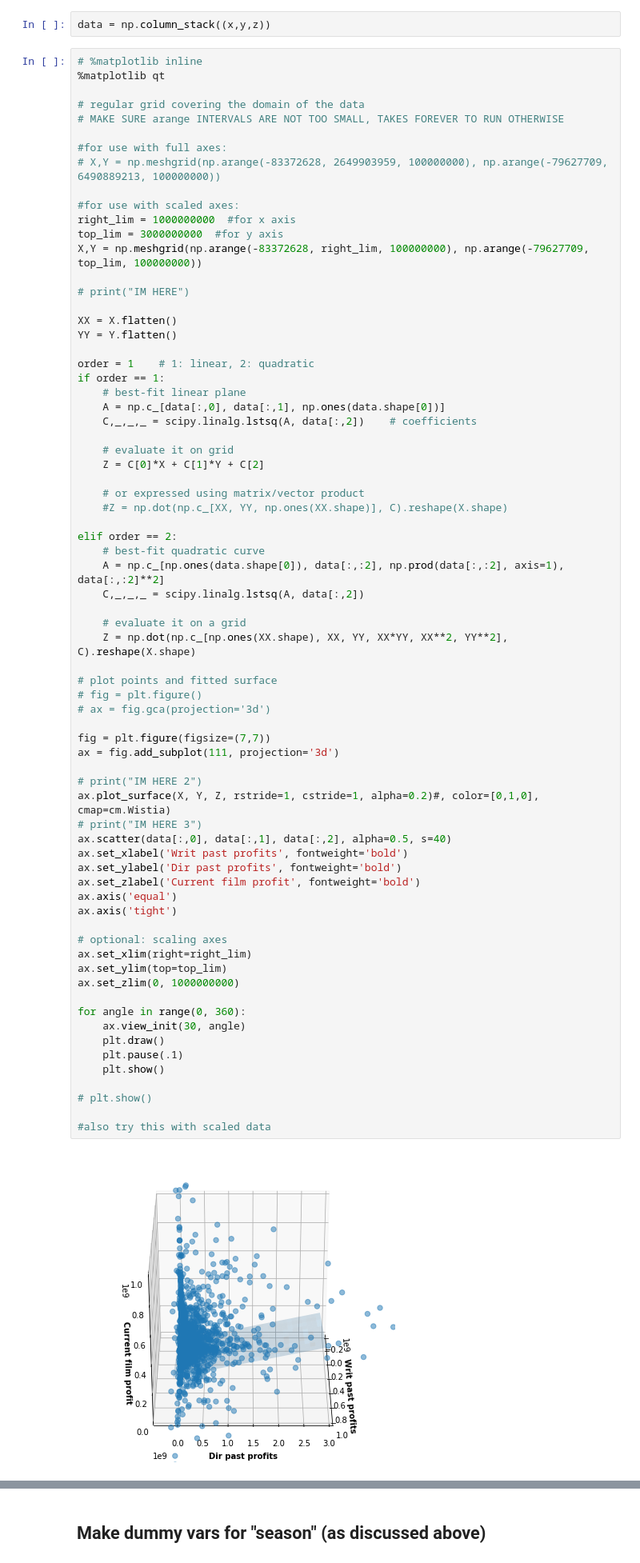
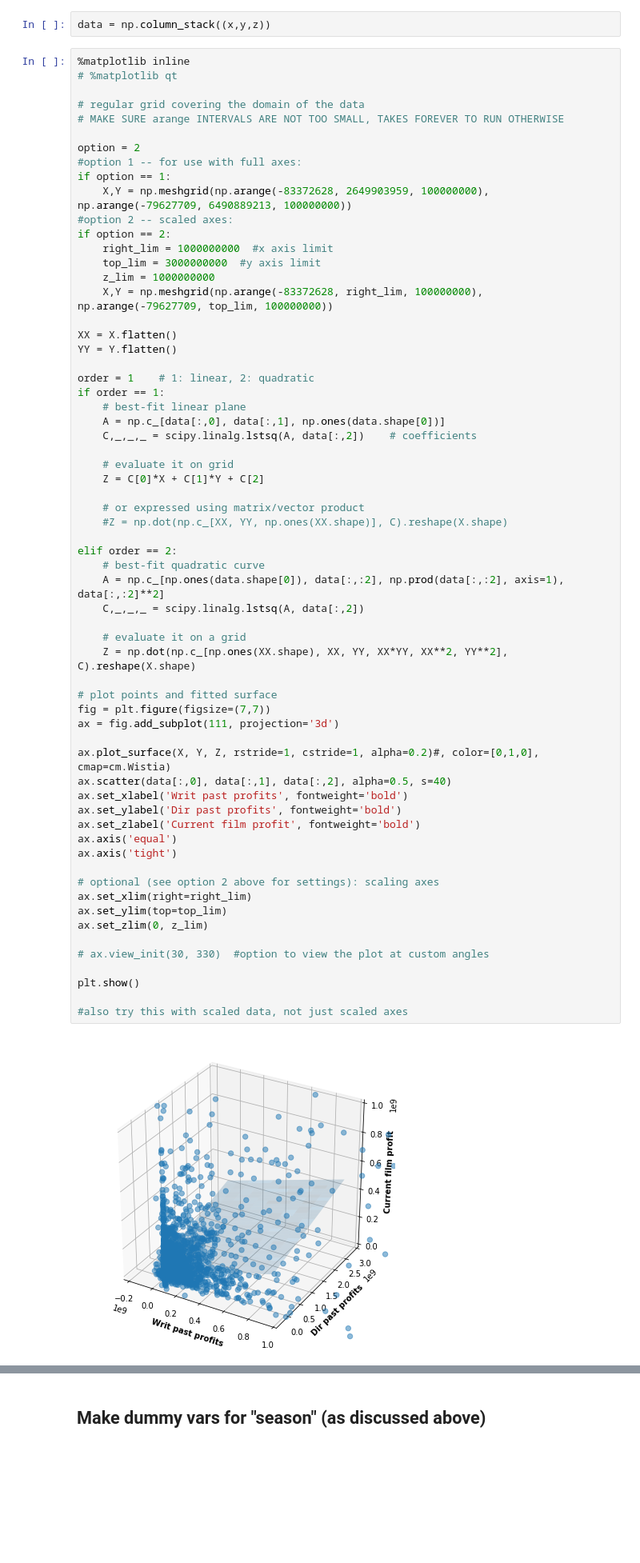
Before and after one commit to ryanlrappa/film-profit-prediction, a Jupyter notebook: jupyter_notebooks/5_EDA.ipynb, the cells around one changed output, grey strips where cells are left out. Shown at 80% size. Drawn from its saved outputs; the diff is of its cells as text; blank space fills up the shorter version.

```diff
--- a/jupyter_notebooks/5_EDA.ipynb
+++ b/jupyter_notebooks/5_EDA.ipynb
@@ -151,21 +151,22 @@ plt.show()
 # %%
 data = np.column_stack((x,y,z))
 # %%
-# %matplotlib inline
-%matplotlib qt
+%matplotlib inline
+# %matplotlib qt
 
 # regular grid covering the domain of the data
 # MAKE SURE arange INTERVALS ARE NOT TOO SMALL, TAKES FOREVER TO RUN OTHERWISE
 
-#for use with full axes:
-# X,Y = np.meshgrid(np.arange(-83372628, 2649903959, 100000000), np.arange(-79627709, 6490889213, 100000000))
-
-#for use with scaled axes:
-right_lim = 1000000000  #for x axis
-top_lim = 3000000000  #for y axis
-X,Y = np.meshgrid(np.arange(-83372628, right_lim, 100000000), np.arange(-79627709, top_lim, 100000000))
-
-# print("IM HERE")
+option = 2
+#option 1 -- for use with full axes:
+if option == 1:
+    X,Y = np.meshgrid(np.arange(-83372628, 2649903959, 100000000), np.arange(-79627709, 6490889213, 100000000))
+#option 2 -- scaled axes:
+if option == 2:
+    right_lim = 1000000000  #x axis limit
+    top_lim = 3000000000  #y axis limit
+    z_lim = 1000000000
+    X,Y = np.meshgrid(np.arange(-83372628, right_lim, 100000000), np.arange(-79627709, top_lim, 100000000))
 
 XX = X.flatten()
 YY = Y.flatten()
@@ -181,45 +182,36 @@ if order == 1:
 
     # or expressed using matrix/vector product
     #Z = np.dot(np.c_[XX, YY, np.ones(XX.shape)], C).reshape(X.shape)
 
 elif order == 2:
     # best-fit quadratic curve
     A = np.c_[np.ones(data.shape[0]), data[:,:2], np.prod(data[:,:2], axis=1), data[:,:2]**2]
     C,_,_,_ = scipy.linalg.lstsq(A, data[:,2])
 
     # evaluate it on a grid
     Z = np.dot(np.c_[np.ones(XX.shape), XX, YY, XX*YY, XX**2, YY**2], C).reshape(X.shape)
 
 # plot points and fitted surface
-# fig = plt.figure()
-# ax = fig.gca(projection='3d')
-
 fig = plt.figure(figsize=(7,7))
 ax = fig.add_subplot(111, projection='3d')
 
-# print("IM HERE 2")
 ax.plot_surface(X, Y, Z, rstride=1, cstride=1, alpha=0.2)#, color=[0,1,0], cmap=cm.Wistia)
-# print("IM HERE 3")
 ax.scatter(data[:,0], data[:,1], data[:,2], alpha=0.5, s=40)
 ax.set_xlabel('Writ past profits', fontweight='bold')
 ax.set_ylabel('Dir past profits', fontweight='bold')
 ax.set_zlabel('Current film profit', fontweight='bold')
 ax.axis('equal')
 ax.axis('tight')
 
-# optional: scaling axes
+# optional (see option 2 above for settings): scaling axes
 ax.set_xlim(right=right_lim)
 ax.set_ylim(top=top_lim)
-ax.set_zlim(0, 1000000000)
+ax.set_zlim(0, z_lim)
 
-for angle in range(0, 360):
-    ax.view_init(30, angle)
-    plt.draw()
-    plt.pause(.1)
-    plt.show()
+# ax.view_init(30, 330)  #option to view the plot at custom angles
 
-# plt.show()
+plt.show()
 
-#also try this with scaled data
+#also try this with scaled data, not just scaled axes
 # %% [output]
-[figure, old version]
+[figure, new version]
```
Also changed, not shown: parts of 1 cell of this notebook.
